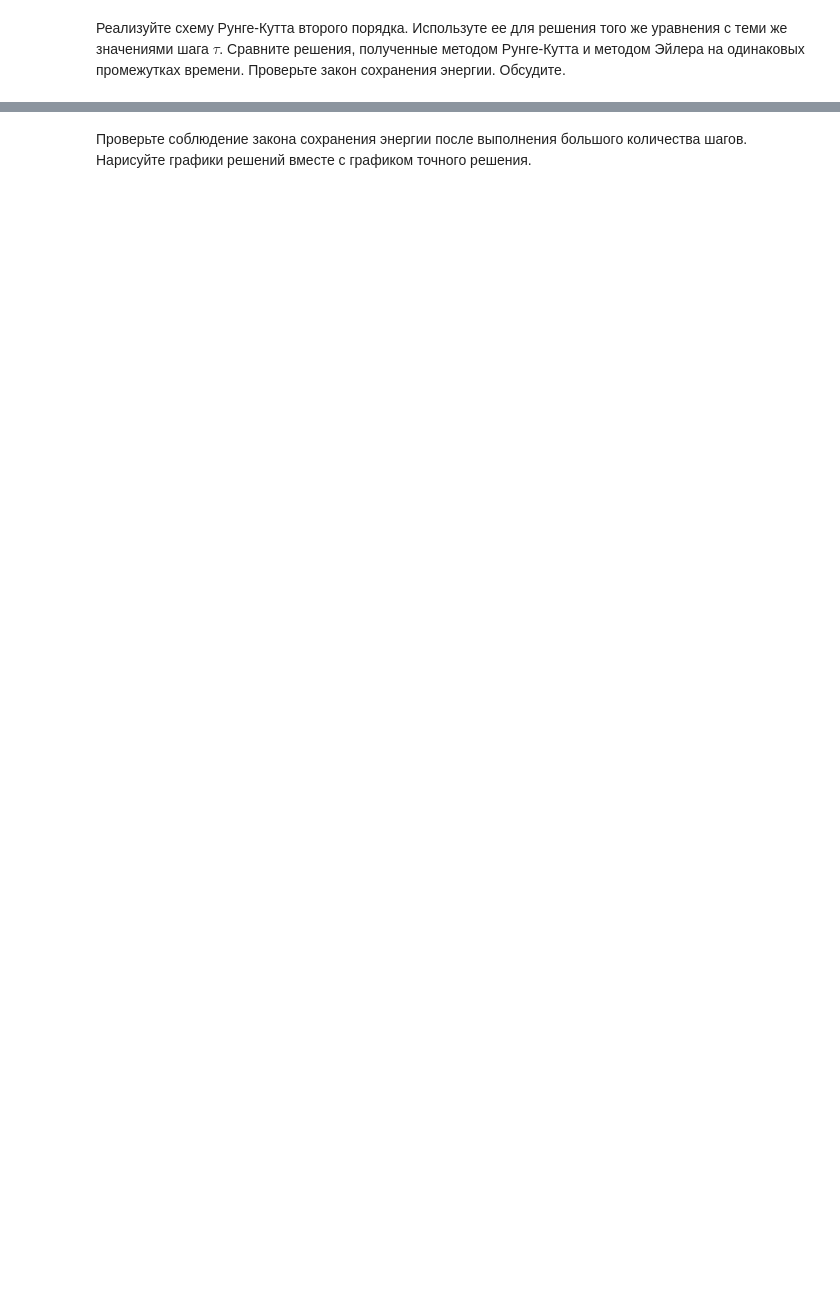
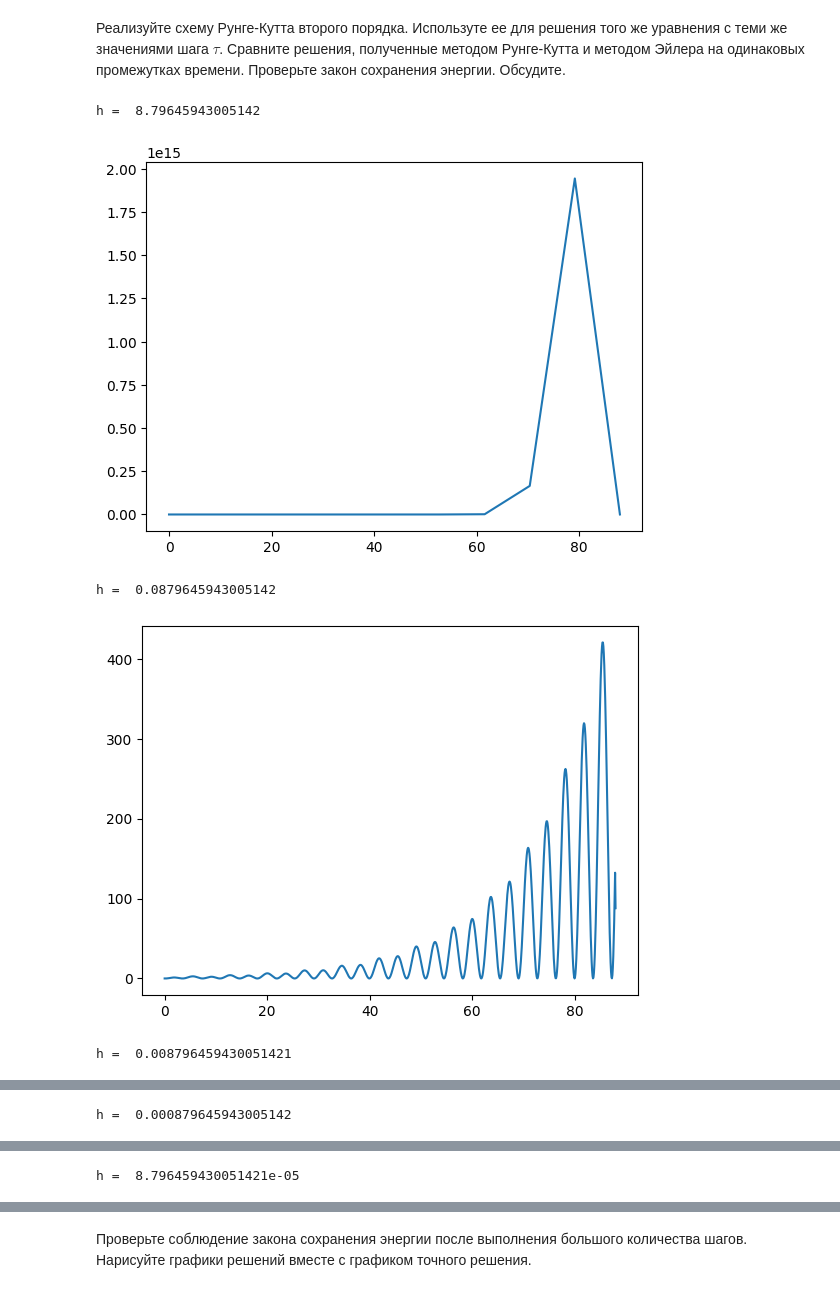
Before and after one commit to wowsleeptam/Vichmati, a Jupyter notebook: 2sem_2seminar/6 Задание - Задача Коши.ipynb, the cells around one changed output, grey strips where cells are left out. Drawn from its saved outputs; the diff is of its cells as text; code cells hidden in the pictures; blank space fills up the shorter version.

```diff
--- a/6_sem_part_2/6 Задание - Задача Коши.ipynb
+++ b/2sem_2seminar/6 Задание - Задача Коши.ipynb
@@ -464,0 +498,35 @@ raise NotImplementedError()
+# %%
+w = 1
+a = 0
+b = 2*np.pi*14
+n_array = np.array([10, 10e2,10e3,10e4,10e5], dtype = int)
+
+for n in n_array:
+    h = (b-a)/n
+    x = np.linspace(a,b,n+1)
+    E = np.empty(len(x))
+    y_1 = np.empty(n+1)
+    y_2 = np.empty(n+1)
+    y_1[0] = 0
+    y_2[0] = 1
+    for k in range(n):
+        k1_1 = y_2[k]
+        k2_1 = -w**2*y_1[k]
+
+        k1_2 = h * (y_2[k] + k1_1/2)
+        k2_2 = h * (-w**2*(y_1[k] + k2_1/2))
+
+        y_1[k+1] = y_1[k] + k1_2
+        y_2[k+1] = y_2[k] + k2_2
+    E = np.empty(len(x))
+    for k in range(0, n):
+        E[k] = (y_2[k+1] - y_2[k])/(h*2) + w**2*y_1[k]**2/2
+    print("h = ",h)
+    plt.plot(x,E)
+    plt.show()
+# %% [output]
+h =  8.79645943005142
+[figure, added]
+h =  0.0879645943005142
+[figure, added]
+h =  0.008796459430051421
@@ -464,0 +534 @@ raise NotImplementedError()
+h =  0.000879645943005142
@@ -464,0 +536 @@ raise NotImplementedError()
+h =  8.796459430051421e-05
```
Also changed, not shown: parts of 44 cells of this notebook, 2 other files.
